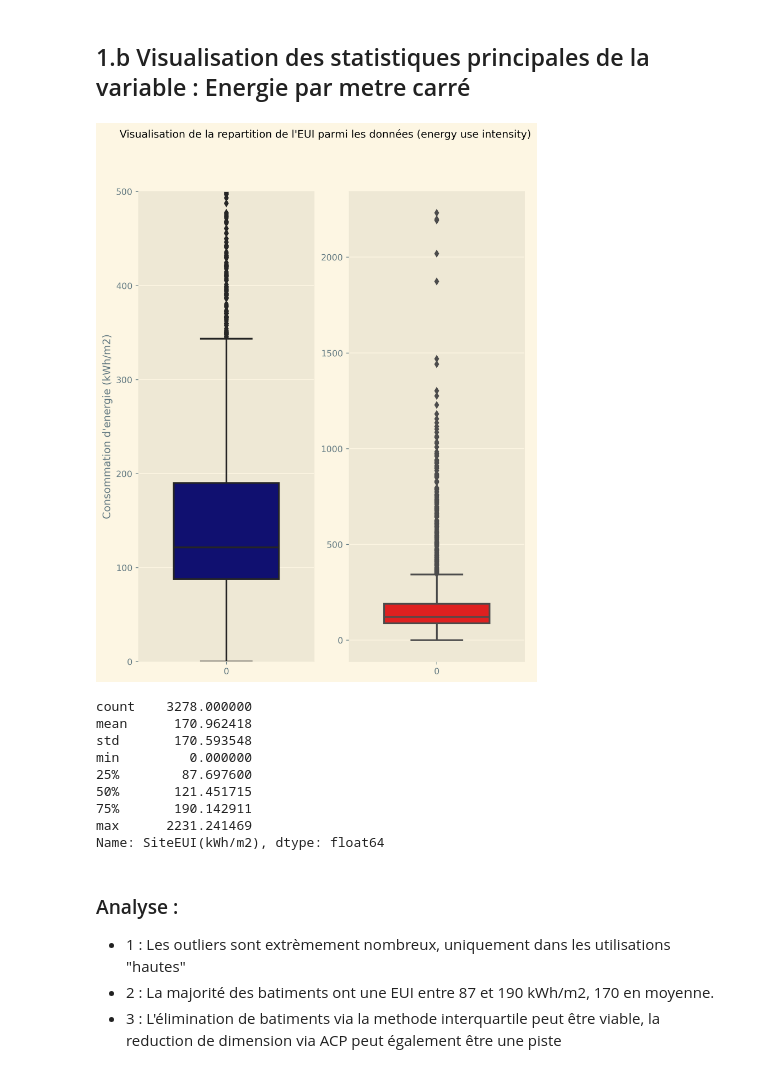
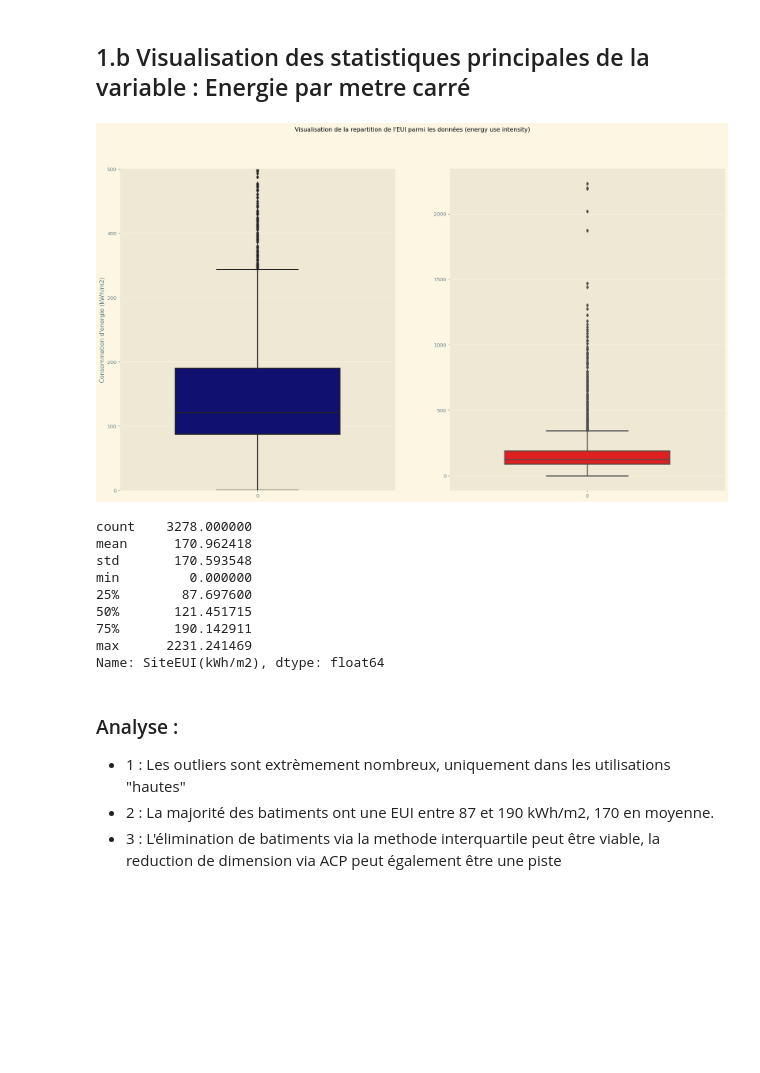
Before and after one commit to Psemp/ds_p4, a Jupyter notebook: first_look.ipynb, the cells around one changed output. Saved outputs shown, nothing was run; the diff lists cells and outputs as text; code cells hidden in the pictures; blank space fills up the shorter version.

```diff
--- a/first_look.ipynb
+++ b/first_look.ipynb
@@ -268,30 +277,30 @@ Comment Zone
 # %%
 fig, (ax1, ax2) = plt.subplots(
     ncols=2,
     nrows=1,
-    figsize=(8, 10),
+    figsize=(22, 12),
     dpi=pc_dpi,
     )
 
 site_eui_data = list(df_sixteen["SiteEUI(kWh/m2)"].values.astype(float))
 
 sns.boxplot(data=site_eui_data, width=0.6, ax=ax1, color="navy")
 ax1.set_ylim(0, 500)  # High number of outliers, cf describe
 sns.boxplot(data=site_eui_data, width=0.6, ax=ax2, color="red")
 # fig.tight_layout()
 
 ###
 # Titles/Lables
 ax1.set_ylabel("Consommation d'energie (kWh/m2)")
 fig.suptitle("Visualisation de la repartition de l'EUI parmi les données (energy use intensity)")
 #
 ###
 
 plt.show()
 
 print(df_sixteen["SiteEUI(kWh/m2)"].astype(float).describe())
 # %% [output]
-[figure, old version]
+[figure, new version]
 count    3278.000000
 mean      170.962418
 std       170.593548
```
Also changed, not shown: parts of 25 cells of this notebook, 1 other file.
